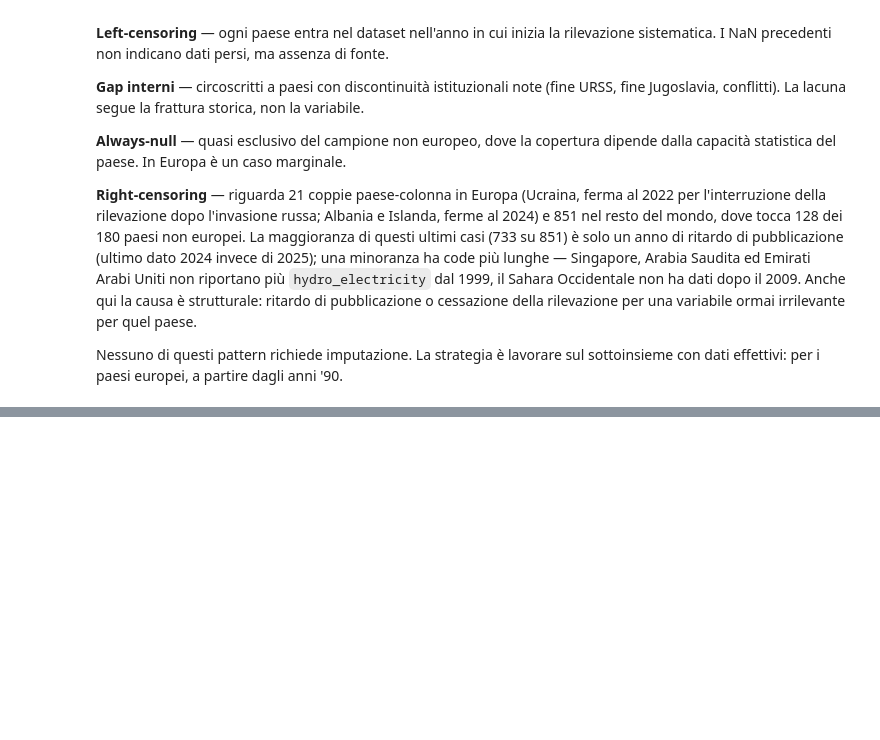
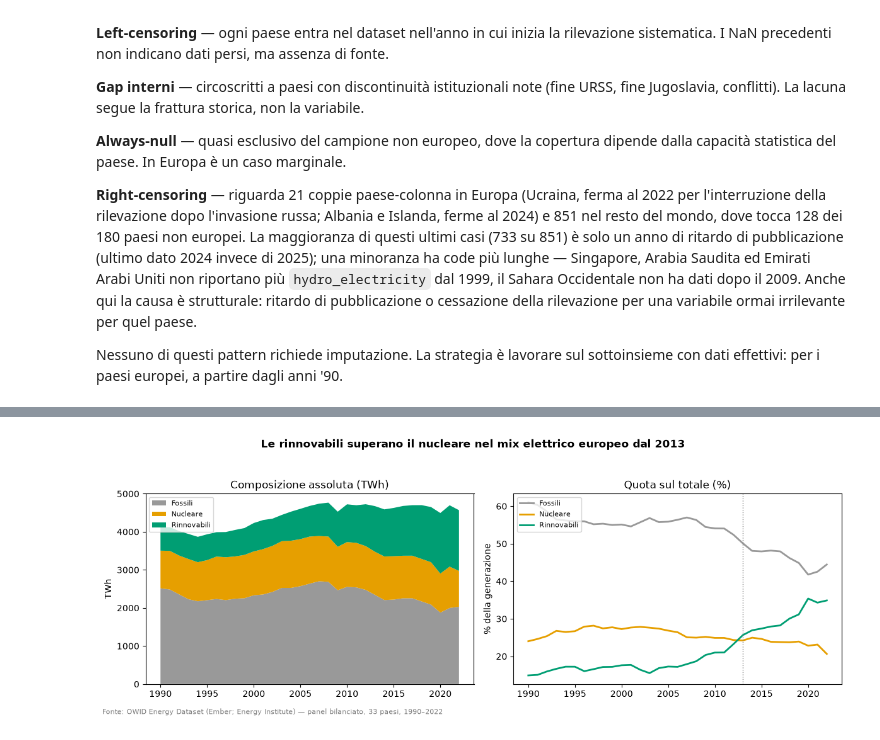
Before and after one commit to marco-pedretti/Progetto-Data-Visualization-e-Dashboard-Design, a Jupyter notebook: eda_energia_europa.ipynb, the cells around one changed output, grey strips where cells are left out. Cells and saved outputs as stored; diff of their text form; code cells hidden in the pictures; blank space fills up the shorter version.

```diff
--- a/eda_energia_europa.ipynb
+++ b/eda_energia_europa.ipynb
@@ -341,0 +462,35 @@ Nessuno di questi pattern richiede imputazione. La strategia è lavorare sul sot
+# %%
+agg_bal = (
+    bal_all.groupby("year")[["electricity_generation", "fossil_electricity", "nuclear_electricity", "renewables_electricity"]]
+    .sum()
+)
+agg_bal_share = agg_bal.div(agg_bal["electricity_generation"], axis=0) * 100
+
+crossover = agg_bal_share[agg_bal_share["renewables_electricity"] > agg_bal_share["nuclear_electricity"]].index.min()
+
+fig, axes = plt.subplots(1, 2, figsize=(12, 4.5))
+
+axes[0].stackplot(
+    agg_bal.index,
+    agg_bal["fossil_electricity"], agg_bal["nuclear_electricity"], agg_bal["renewables_electricity"],
+    labels=["Fossili", "Nucleare", "Rinnovabili"],
+    colors=[PALETTE["fossile"], PALETTE["nucleare"], PALETTE["rinnovabili"]],
+)
+axes[0].set_title("Composizione assoluta (TWh)")
+axes[0].set_ylabel("TWh")
+axes[0].legend(loc="upper left", fontsize=8)
+
+axes[1].plot(agg_bal_share.index, agg_bal_share["fossil_electricity"], color=PALETTE["fossile"], label="Fossili", linewidth=2)
+axes[1].plot(agg_bal_share.index, agg_bal_share["nuclear_electricity"], color=PALETTE["nucleare"], label="Nucleare", linewidth=2)
+axes[1].plot(agg_bal_share.index, agg_bal_share["renewables_electricity"], color=PALETTE["rinnovabili"], label="Rinnovabili", linewidth=2)
+axes[1].axvline(crossover, color="gray", linestyle=":", linewidth=1)
+axes[1].set_title("Quota sul totale (%)")
+axes[1].set_ylabel("% della generazione")
+axes[1].legend(loc="upper left", fontsize=8)
+
+fig.suptitle(f"Le rinnovabili superano il nucleare nel mix elettrico europeo dal {crossover}", fontweight="bold")
+fig.text(0.01, 0.01, f"{SOURCE_NOTE} — panel bilanciato, 33 paesi, 1990–2022", fontsize=8, color="gray")
+plt.tight_layout(rect=[0, 0.03, 1, 0.94])
+plt.show()
+# %% [output]
+[figure, added]
```
Also changed, not shown: parts of 15 cells of this notebook.
